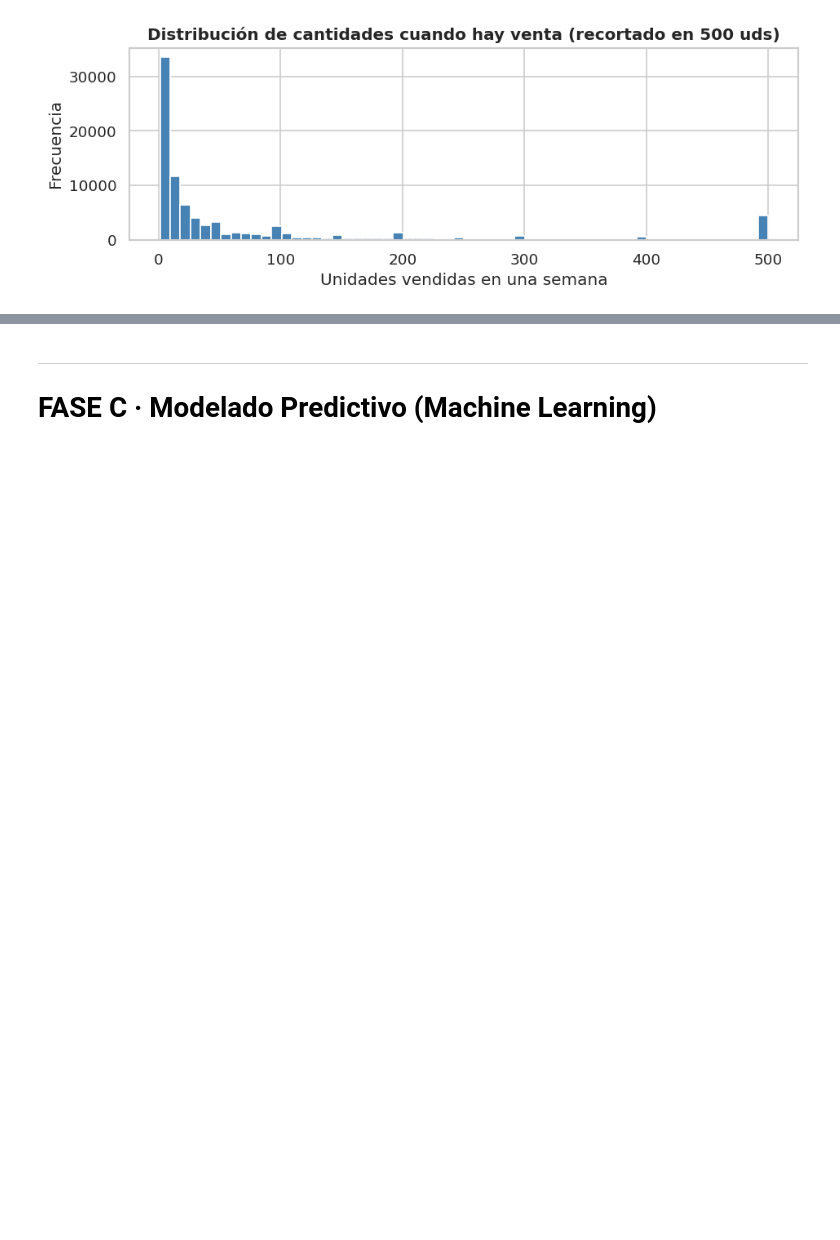
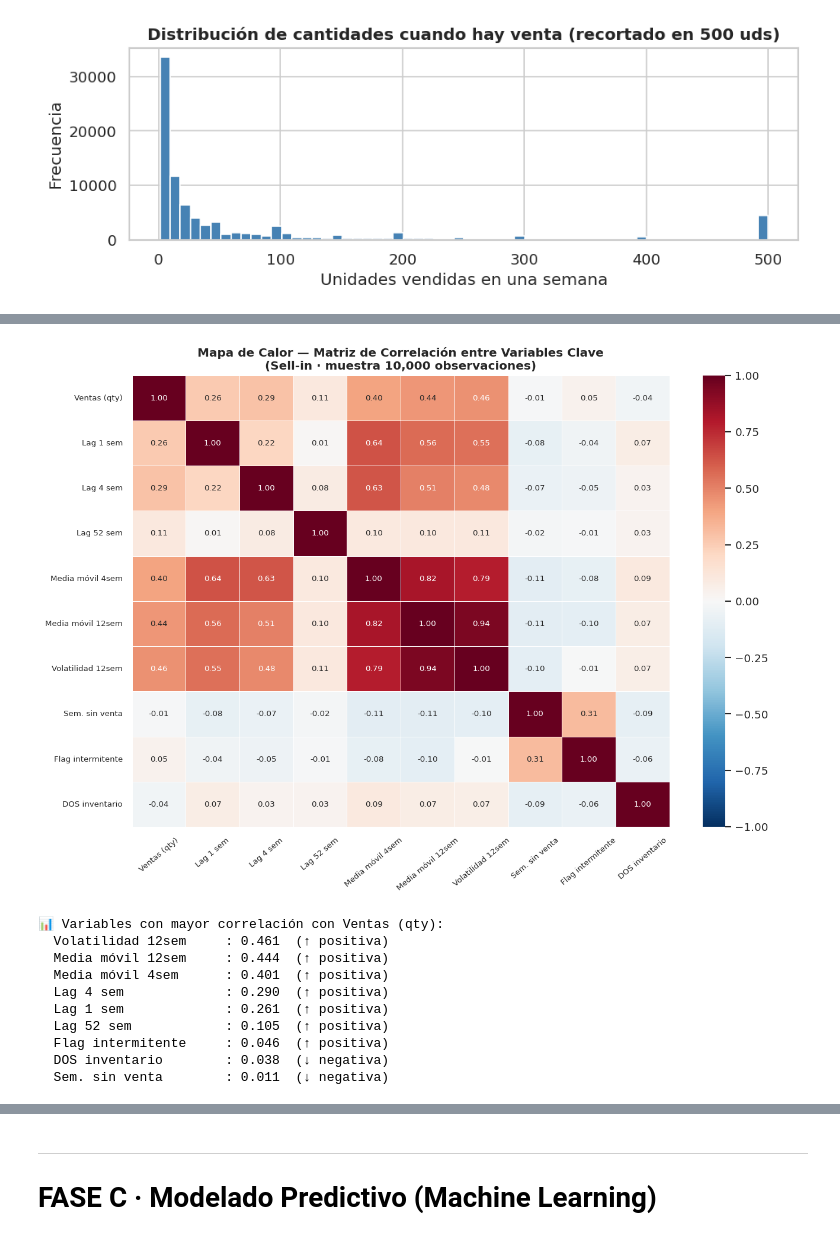
Before and after one commit to JeanCVP/forecasting-platform, a Jupyter notebook: hackathon_sic2025.ipynb, the cells around one changed output, grey strips where cells are left out. Cells and saved outputs as stored; diff of their text form; code cells hidden in the pictures; blank space fills up the shorter version.

```diff
--- a/hackathon_sic2025.ipynb
+++ b/hackathon_sic2025.ipynb
@@ -327,0 +384,54 @@ Cuando hay venta (cantidad > 0):
+# %%
+# Variables numéricas clave para el análisis de correlación
+corr_vars = {
+    'Ventas (qty)':        'quantity',
+    'Lag 1 sem':           'lag_1',
+    'Lag 4 sem':           'lag_4',
+    'Lag 52 sem':          'lag_52',
+    'Media móvil 4sem':    'rolling_mean_4',
+    'Media móvil 12sem':   'rolling_mean_12',
+    'Volatilidad 12sem':   'rolling_std_12',
+    'Sem. sin venta':      'weeks_since_last_sale',
+    'Flag intermitente':   'intermittent_flag',
+    'DOS inventario':      'inventory_days_of_supply',
+}
+
+corr_df = gold[list(corr_vars.values()) + []].dropna().sample(10000, random_state=42)
+corr_df.columns = corr_df.columns  # keep original
+corr_df_renamed = corr_df.rename(columns={v:k for k,v in corr_vars.items()})
+corr_matrix = corr_df_renamed.corr()
+
+fig, ax = plt.subplots(figsize=(11, 8))
+import seaborn as sns
+mask = np.triu(np.ones_like(corr_matrix, dtype=bool), k=1)
+heatmap = sns.heatmap(
+    corr_matrix, annot=True, fmt='.2f', cmap='RdBu_r',
+    vmin=-1, vmax=1, center=0, ax=ax,
+    linewidths=0.5, linecolor='white',
+    annot_kws={'size': 8},
+)
+ax.set_title('Mapa de Calor — Matriz de Correlación entre Variables Clave\n'
+             '(Sell-in · muestra 10,000 observaciones)', fontweight='bold', fontsize=12)
+ax.tick_params(axis='x', labelrotation=40, labelsize=8)
+ax.tick_params(axis='y', labelrotation=0, labelsize=8)
+plt.tight_layout()
+plt.show()
+
+# Top correlaciones con ventas
+print("\n📊 Variables con mayor correlación con Ventas (qty):")
+top_corr = corr_matrix['Ventas (qty)'].drop('Ventas (qty)').abs().sort_values(ascending=False)
+for var, corr_val in top_corr.items():
+    direction = '↑ positiva' if corr_matrix['Ventas (qty)'][var] > 0 else '↓ negativa'
+    print(f"  {var:<22}: {corr_val:.3f}  ({direction})")
+# %% [output]
+[figure, added]
+📊 Variables con mayor correlación con Ventas (qty):
+  Volatilidad 12sem     : 0.461  (↑ positiva)
+  Media móvil 12sem     : 0.444  (↑ positiva)
+  Media móvil 4sem      : 0.401  (↑ positiva)
+  Lag 4 sem             : 0.290  (↑ positiva)
+  Lag 1 sem             : 0.261  (↑ positiva)
+  Lag 52 sem            : 0.105  (↑ positiva)
+  Flag intermitente     : 0.046  (↑ positiva)
+  DOS inventario        : 0.038  (↓ negativa)
+  Sem. sin venta        : 0.011  (↓ negativa)
```
Also changed, not shown: parts of 8 cells of this notebook, 1 other file.
